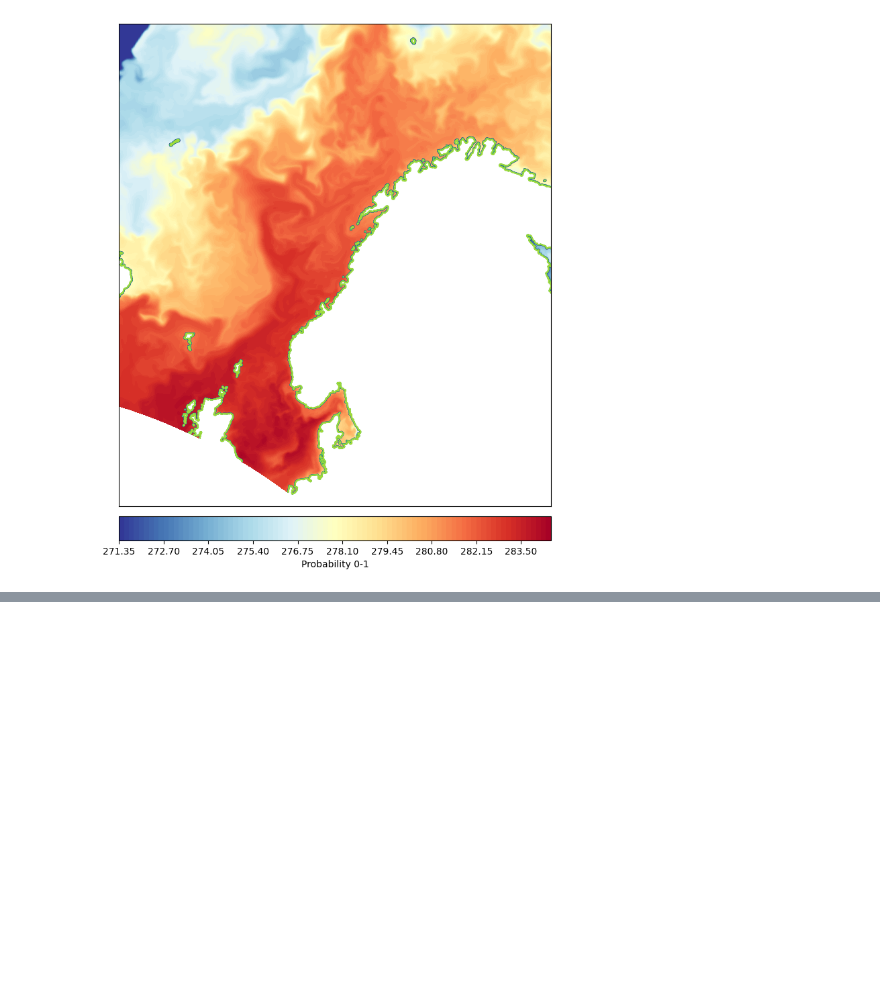
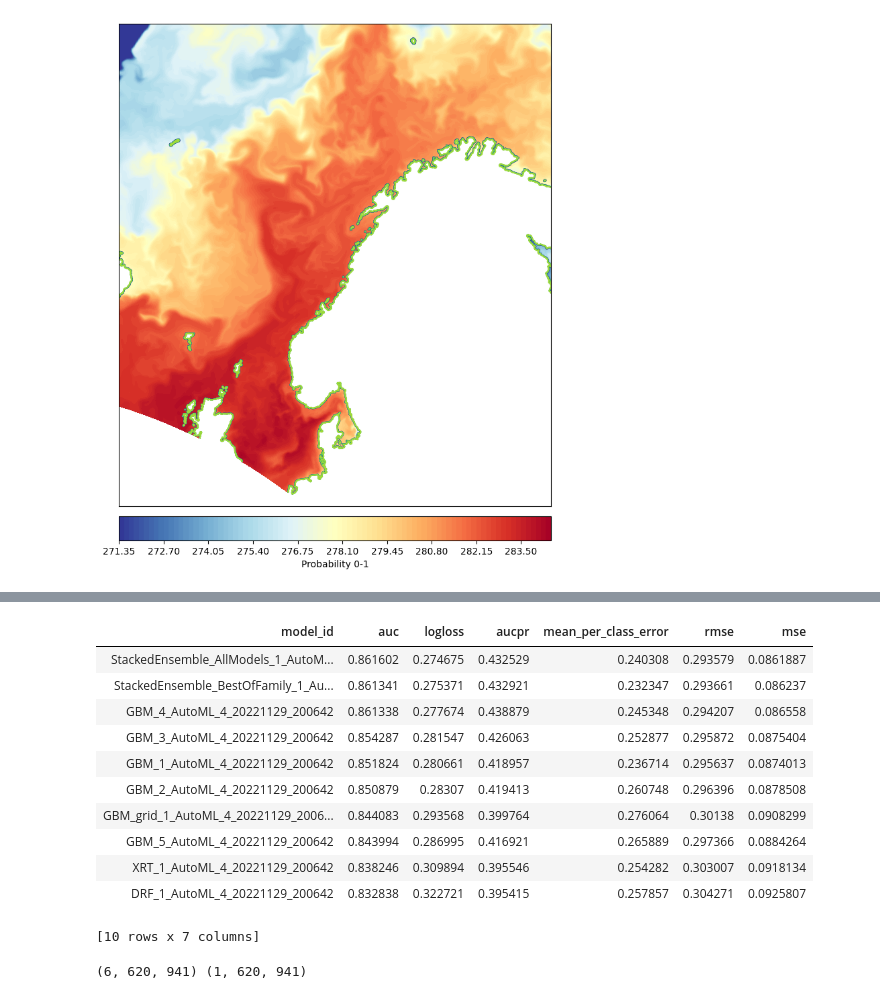
Before and after one commit to evenaage/herring_autumn_2022, a Jupyter notebook: initial_testing.ipynb, the cells around one changed output, grey strips where cells are left out. Drawn from its saved outputs; the diff is of its cells as text; code cells hidden in the pictures; blank space fills up the shorter version.

```diff
--- a/initial_testing.ipynb
+++ b/initial_testing.ipynb
@@ -213,4 +329,4 @@ Connecting to H2O server at http://127.0.0.1:54321 ... successful.
 # %%
-aml= H2OAutoML(max_models=10, seed=1,nfolds=0)
-aml.train(x=[i for i in range(14)], y=14,training_frame=train, validation_frame =valid)
+aml= H2OAutoML(max_models=10, seed=1)
+aml.train(x=[i for i in range(14)], y=14,training_frame=train, validation_frame = valid)
 # %% [output]
@@ -259,0 +375,24 @@ AttributeError: module 'h2o' has no attribute 'r2'
+# %%
+aml.leaderboard.head()
+# %% [output]
+| model_id | auc | logloss | aucpr | mean_per_class_error | rmse | mse |
+| StackedEnsemble_AllModels_1_AutoM... | 0.861602 | 0.274675 | 0.432529 | 0.240308 | 0.293579 | 0.0861887 |
+| StackedEnsemble_BestOfFamily_1_Au... | 0.861341 | 0.275371 | 0.432921 | 0.232347 | 0.293661 | 0.086237 |
+| GBM_4_AutoML_4_20221129_200642 | 0.861338 | 0.277674 | 0.438879 | 0.245348 | 0.294207 | 0.086558 |
+| GBM_3_AutoML_4_20221129_200642 | 0.854287 | 0.281547 | 0.426063 | 0.252877 | 0.295872 | 0.0875404 |
+| GBM_1_AutoML_4_20221129_200642 | 0.851824 | 0.280661 | 0.418957 | 0.236714 | 0.295637 | 0.0874013 |
+| GBM_2_AutoML_4_20221129_200642 | 0.850879 | 0.28307 | 0.419413 | 0.260748 | 0.296396 | 0.0878508 |
+| GBM_grid_1_AutoML_4_20221129_2006... | 0.844083 | 0.293568 | 0.399764 | 0.276064 | 0.30138 | 0.0908299 |
+| GBM_5_AutoML_4_20221129_200642 | 0.843994 | 0.286995 | 0.416921 | 0.265889 | 0.297366 | 0.0884264 |
+| XRT_1_AutoML_4_20221129_200642 | 0.838246 | 0.309894 | 0.395546 | 0.254282 | 0.303007 | 0.0918134 |
+| DRF_1_AutoML_4_20221129_200642 | 0.832838 | 0.322721 | 0.395415 | 0.257857 | 0.304271 | 0.0925807 |
+[10 rows x 7 columns]
+# %%
+import util.ml_util as util
+VARIABLES = ['temperature','u_east', 'v_north', 'salinity', 'w_north', 'w_east']
+data = nc.Dataset(util.localize_nc_file('nor4km_data',2021,1,5))
+plankton_data = nc.Dataset(util.localize_plankton_file('plankton_data',2021, 1, 5))['Calanus_finmarchicus']
+data = util.get_relevant_data_nc(data,VARIABLES,12)
+print(data.shape, plankton_data.shape)
+# %% [output]
+(6, 620, 941) (1, 620, 941)
```
Also changed, not shown: parts of 24 cells of this notebook, 23 other files.
